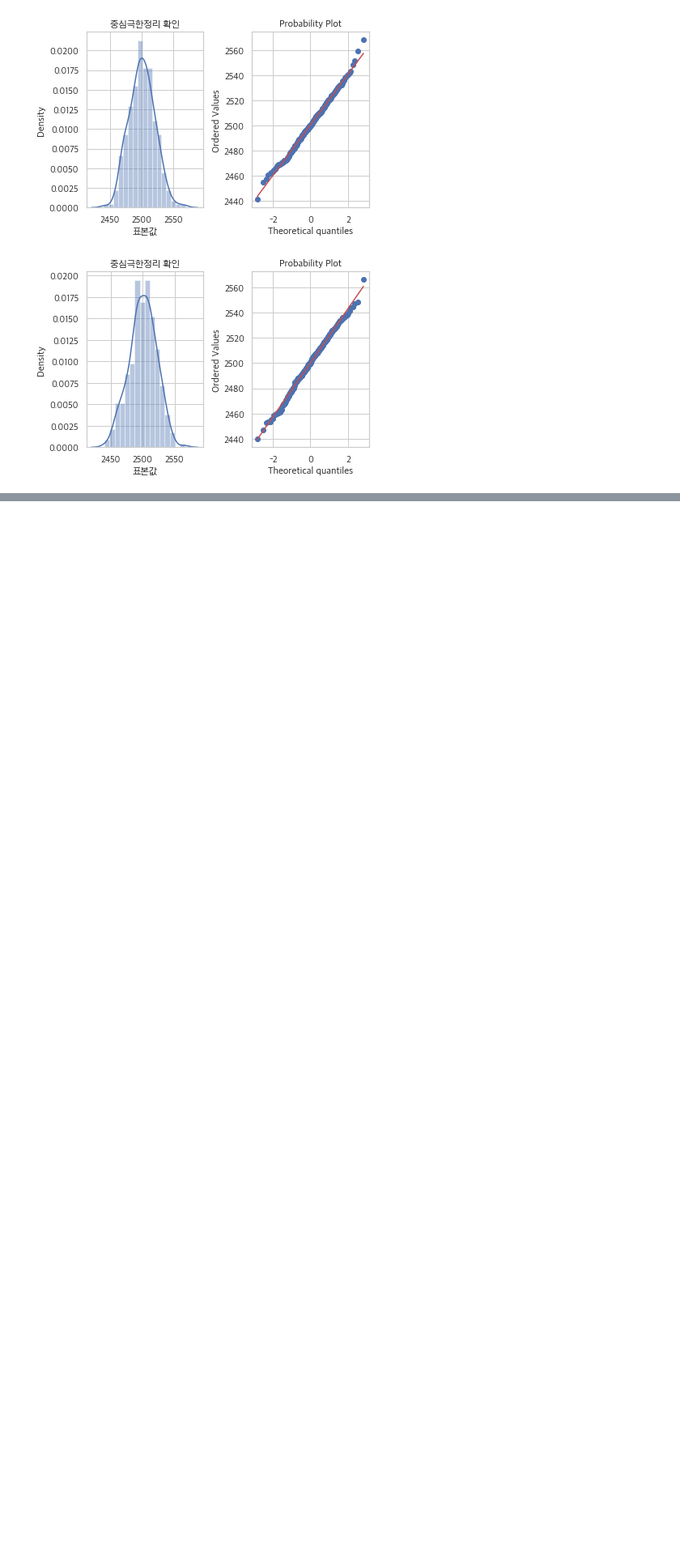
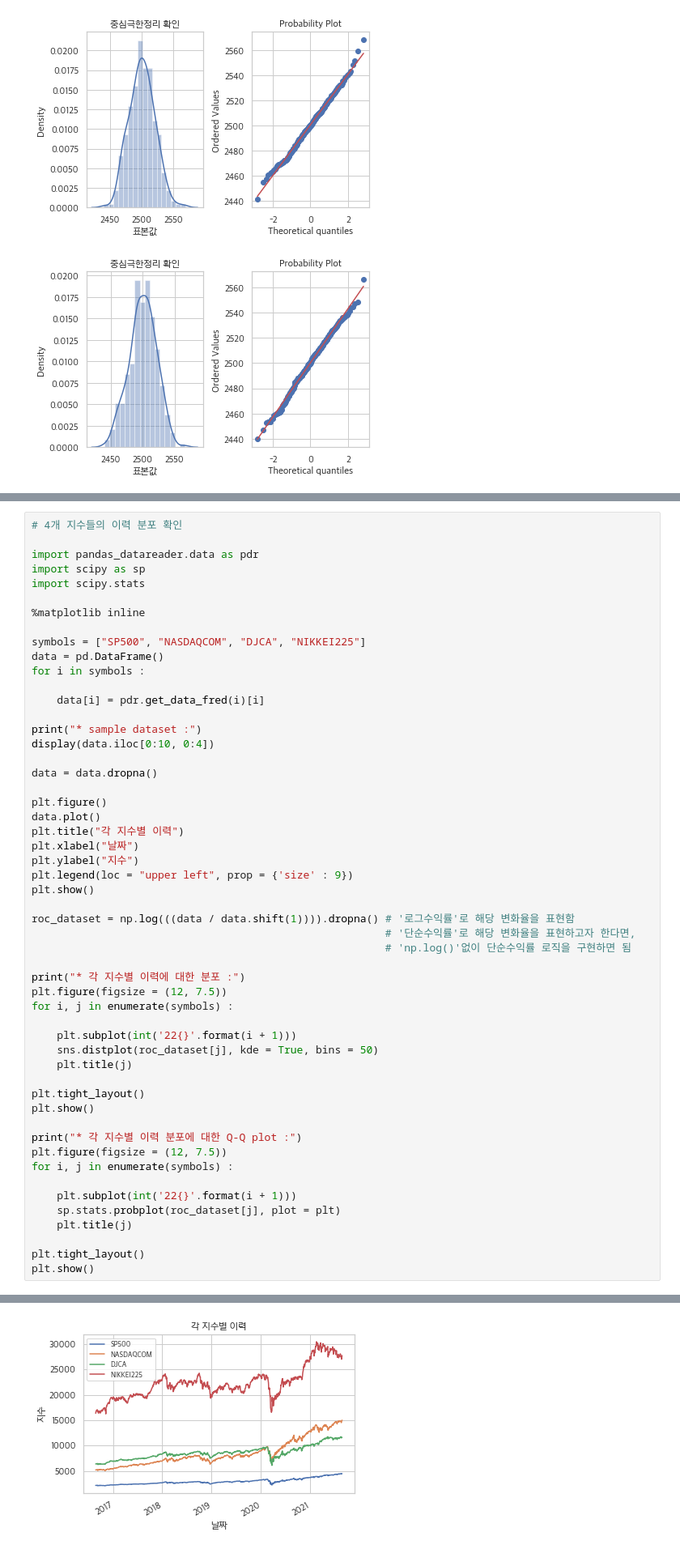
Before and after one commit to wooseok1152/python-data_science_school, a Jupyter notebook: data_science_school_example_script.ipynb, the cells around one changed output, grey strips where cells are left out. Shown at 81% size. Saved outputs shown, nothing was run; the diff lists cells and outputs as text; blank space fills up the shorter version.

```diff
--- a/data_science_school_practice.ipynb
+++ b/data_science_school_example_script.ipynb
@@ -3241,0 +3261,54 @@ for i in range(3) :
+# %%
+# 4개 지수들의 이력 분포 확인
+
+import pandas_datareader.data as pdr
+import scipy as sp
+import scipy.stats
+
+%matplotlib inline
+
+symbols = ["SP500", "NASDAQCOM", "DJCA", "NIKKEI225"]
+data = pd.DataFrame()
+for i in symbols :
+
+    data[i] = pdr.get_data_fred(i)[i]
+
+print("* sample dataset :")
+display(data.iloc[0:10, 0:4])
+
+data = data.dropna()
+
+plt.figure()
+data.plot()
+plt.title("각 지수별 이력")
+plt.xlabel("날짜")
+plt.ylabel("지수")
+plt.legend(loc = "upper left", prop = {'size' : 9})
+plt.show()
+
+roc_dataset = np.log(((data / data.shift(1)))).dropna() # '로그수익률'로 해당 변화율을 표현함
+                                                        # '단순수익률'로 해당 변화율을 표현하고자 한다면,
+                                                        # 'np.log()'없이 단순수익률 로직을 구현하면 됨
+
+print("* 각 지수별 이력에 대한 분포 :")
+plt.figure(figsize = (12, 7.5))
+for i, j in enumerate(symbols) :
+
+    plt.subplot(int('22{}'.format(i + 1)))
+    sns.distplot(roc_dataset[j], kde = True, bins = 50)
+    plt.title(j)
+
+plt.tight_layout()
+plt.show()
+
+print("* 각 지수별 이력 분포에 대한 Q-Q plot :")
+plt.figure(figsize = (12, 7.5))
+for i, j in enumerate(symbols) :
+
+    plt.subplot(int('22{}'.format(i + 1)))
+    sp.stats.probplot(roc_dataset[j], plot = plt)
+    plt.title(j)
+
+plt.tight_layout()
+plt.show()
+# %% [output]
@@ -3241,0 +3329 @@ for i in range(3) :
+[figure, added]
```
Also changed, not shown: parts of 40 cells of this notebook.
